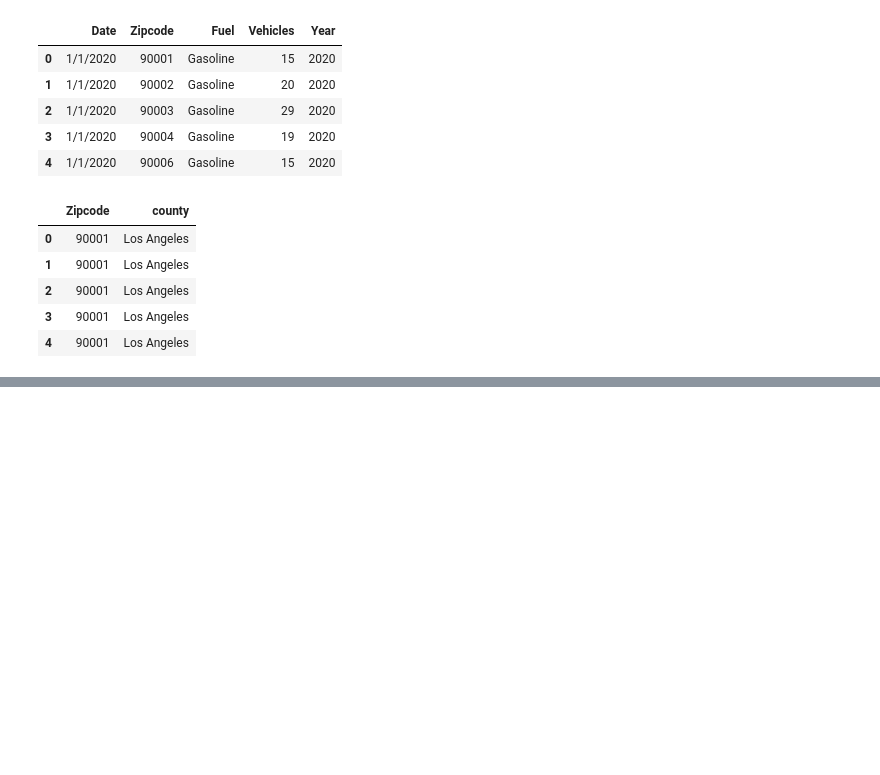
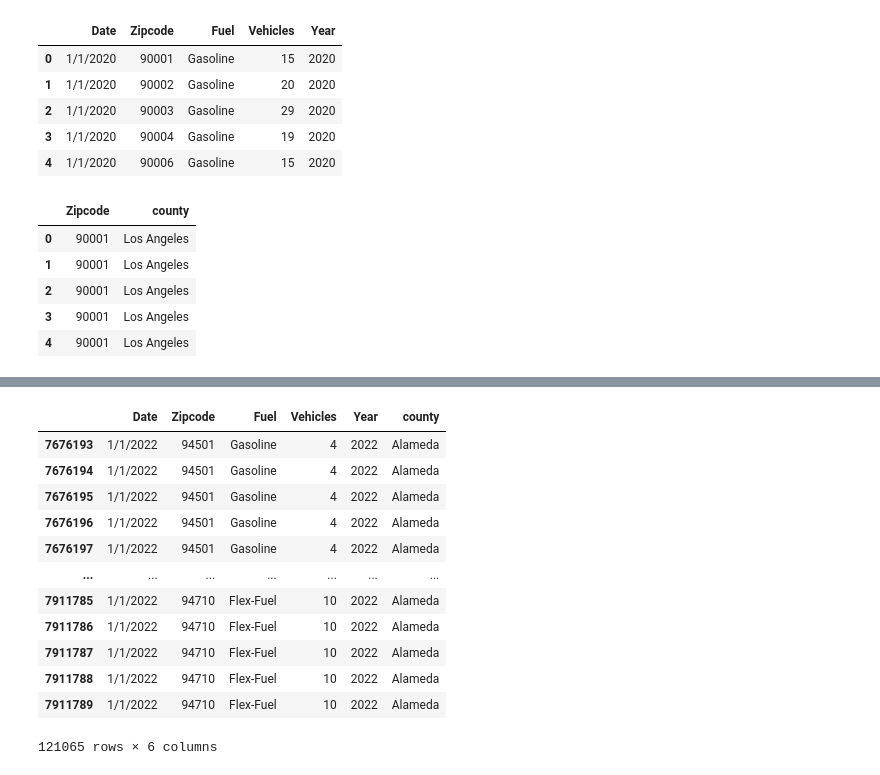
Before and after one commit to JaredWillson/group_9_project_1, a Jupyter notebook: Ginaupdates.ipynb, the cells around one changed output, grey strips where cells are left out. Drawn from its saved outputs; the diff is of its cells as text; code cells hidden in the pictures; blank space fills up the shorter version.

```diff
--- a/Ginaupdates.ipynb
+++ b/Ginaupdates.ipynb
@@ -132,2 +124,23 @@ merged_data_all
+# %%
+desired_county = 'Alameda'
+desired_year = 2022
+
+# filtering dataframe for the desired county and year
+county_year_data = merged_data_all.loc[(merged_data_all['county'] == desired_county) & (merged_data_all['Year'] == desired_year)]
+county_year_data
+# %% [output]
+|  | Date | Zipcode | Fuel | Vehicles | Year | county |
+| 7676193 | 1/1/2022 | 94501 | Gasoline | 4 | 2022 | Alameda |
+| 7676194 | 1/1/2022 | 94501 | Gasoline | 4 | 2022 | Alameda |
+| 7676195 | 1/1/2022 | 94501 | Gasoline | 4 | 2022 | Alameda |
+| 7676196 | 1/1/2022 | 94501 | Gasoline | 4 | 2022 | Alameda |
+| 7676197 | 1/1/2022 | 94501 | Gasoline | 4 | 2022 | Alameda |
+| ... | ... | ... | ... | ... | ... | ... |
+| 7911785 | 1/1/2022 | 94710 | Flex-Fuel | 10 | 2022 | Alameda |
+| 7911786 | 1/1/2022 | 94710 | Flex-Fuel | 10 | 2022 | Alameda |
+| 7911787 | 1/1/2022 | 94710 | Flex-Fuel | 10 | 2022 | Alameda |
+| 7911788 | 1/1/2022 | 94710 | Flex-Fuel | 10 | 2022 | Alameda |
+| 7911789 | 1/1/2022 | 94710 | Flex-Fuel | 10 | 2022 | Alameda |
+121065 rows × 6 columns
 # %%
 battery_electric_data = merged_data_all[merged_data_all['Fuel'] == 'Battery Electric']
```
Also changed, not shown: parts of 7 cells of this notebook, 1 other file.
